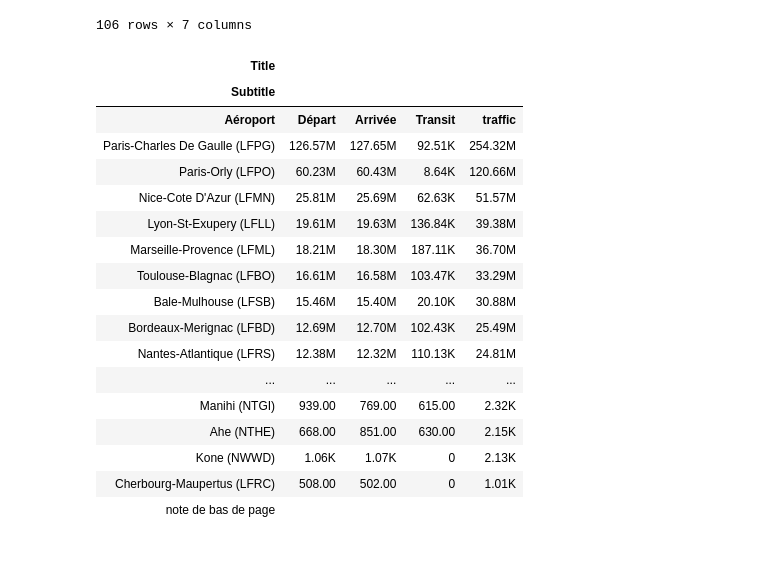
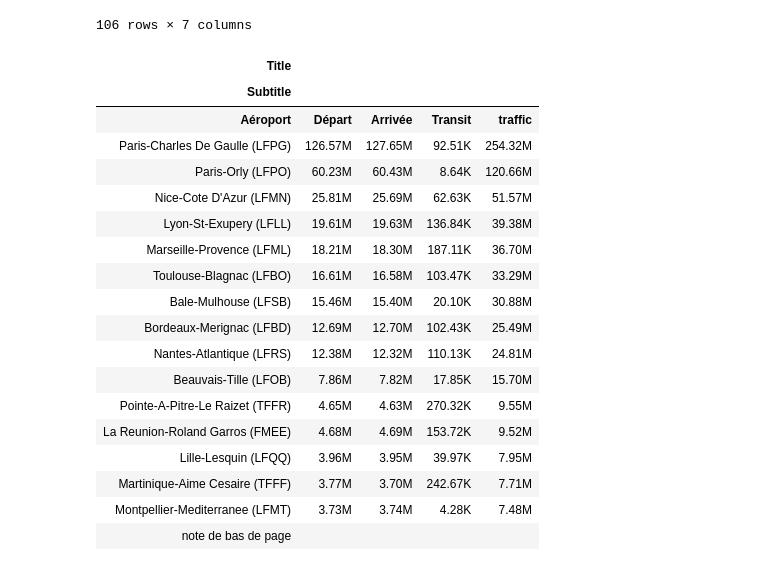
Before and after one commit to 4edawen/funathon2024_sujet2, a Jupyter notebook: test.ipynb, the cells around one changed output. Cells and saved outputs as stored; diff of their text form; code cells hidden in the pictures.

Commit message:
clean up main + add table

```diff
--- a/test.ipynb
+++ b/test.ipynb
@@ -207,37 +215,38 @@ stats_aeroports
 | 105 | Cherbourg-Maupertus _(LFRC)_ | LFRC | CHERBOURG-MAUPERTUS | 508 | 502 | 0 | 1010 |
 106 rows × 7 columns
 # %%
-from great_tables import GT
+from great_tables import GT, md
 def create_table_airports(dataframe) :
     dataframe['name_clean'] = dataframe['apt_nom'].str.title() + " _(" + dataframe['apt'] + ")_"
     dataframe.columns = ['name_clean'] + [col for col in dataframe.columns if col != 'name_clean']
     return(
-        GT(dataframe)
-        .tab_header(title="Title", subtitle="Subtitle")
+        GT(dataframe.head(15))
+        .tab_header(title=md("**Title**"), subtitle=md("_Subtitle_"))
         .fmt_number(columns=["apt_pax_dep","apt_pax_arr","apt_pax_tr","traffic"], compact=True)
         .fmt_markdown(columns=["name_clean"])
         .cols_hide(columns=["apt","apt_nom"])
-        .tab_source_note("note de bas de page")
+        .tab_source_note(source_note = md("_note de bas de page_"))
         .cols_label(name_clean="Aéroport",apt_pax_dep="Départ",apt_pax_arr="Arrivée",apt_pax_tr="Transit")
         )
 
 create_table_airports(stats_aeroports)
 # %% [output]
 | Title |  |  |  |  |
 | Subtitle |  |  |  |  |
 | Aéroport | Départ | Arrivée | Transit | traffic |
 | Paris-Charles De Gaulle (LFPG) | 126.57M | 127.65M | 92.51K | 254.32M |
 | Paris-Orly (LFPO) | 60.23M | 60.43M | 8.64K | 120.66M |
 | Nice-Cote D'Azur (LFMN) | 25.81M | 25.69M | 62.63K | 51.57M |
 | Lyon-St-Exupery (LFLL) | 19.61M | 19.63M | 136.84K | 39.38M |
 | Marseille-Provence (LFML) | 18.21M | 18.30M | 187.11K | 36.70M |
 | Toulouse-Blagnac (LFBO) | 16.61M | 16.58M | 103.47K | 33.29M |
 | Bale-Mulhouse (LFSB) | 15.46M | 15.40M | 20.10K | 30.88M |
 | Bordeaux-Merignac (LFBD) | 12.69M | 12.70M | 102.43K | 25.49M |
 | Nantes-Atlantique (LFRS) | 12.38M | 12.32M | 110.13K | 24.81M |
-| ... | ... | ... | ... | ... |
-| Manihi (NTGI) | 939.00 | 769.00 | 615.00 | 2.32K |
-| Ahe (NTHE) | 668.00 | 851.00 | 630.00 | 2.15K |
-| Kone (NWWD) | 1.06K | 1.07K | 0 | 2.13K |
-| Cherbourg-Maupertus (LFRC) | 508.00 | 502.00 | 0 | 1.01K |
+| Beauvais-Tille (LFOB) | 7.86M | 7.82M | 17.85K | 15.70M |
+| Pointe-A-Pitre-Le Raizet (TFFR) | 4.65M | 4.63M | 270.32K | 9.55M |
+| La Reunion-Roland Garros (FMEE) | 4.68M | 4.69M | 153.72K | 9.52M |
+| Lille-Lesquin (LFQQ) | 3.96M | 3.95M | 39.97K | 7.95M |
+| Martinique-Aime Cesaire (TFFF) | 3.77M | 3.70M | 242.67K | 7.71M |
+| Montpellier-Mediterranee (LFMT) | 3.73M | 3.74M | 4.28K | 7.48M |
 | note de bas de page |  |  |  |  |
```
Also changed, not shown: parts of 2 cells of this notebook, 2 other files.
